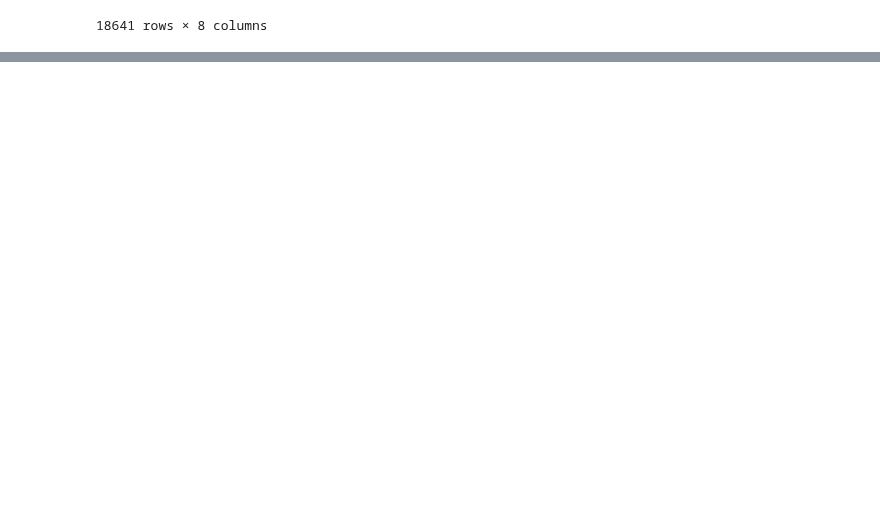
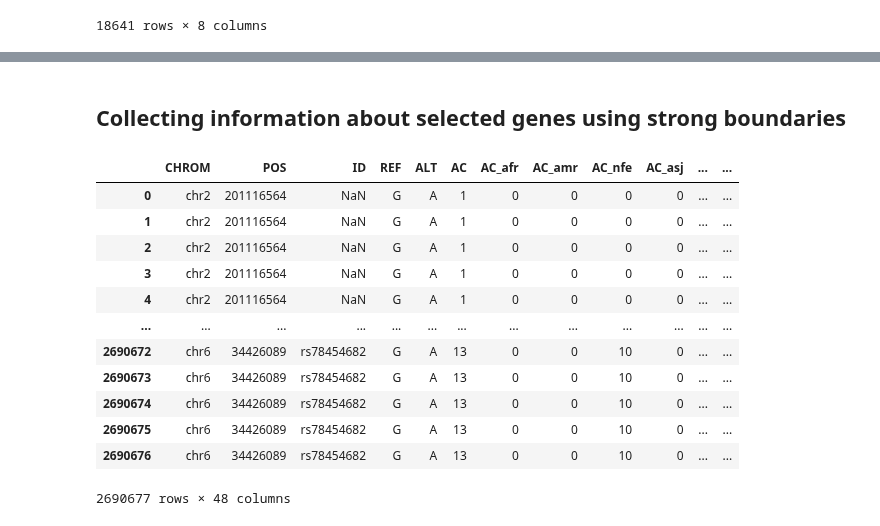
Before and after one commit to nastasia-iv/genvar, a Jupyter notebook: transcript_conservativity/code/all_genes_analysis.ipynb, the cells around one changed output, grey strips where cells are left out. Cells and saved outputs as stored; diff of their text form; code cells hidden in the pictures; blank space fills up the shorter version.

```diff
--- a/transcript_conservativity/code/all_genes_analysis.ipynb
+++ b/transcript_conservativity/code/all_genes_analysis.ipynb
@@ -1067,0 +157,7 @@ plt.show()
+# %%
+filtered_genes_example = genes_data.loc[
+    (np.log1p(genes_data['AC/N_range']) >= 6) &
+    (np.log1p(genes_data['Max_median_expression']) >= 1.5) &
+    (genes_data['LOEUF'] <= 0.3)]
+filtered_genes_example.reset_index(drop=True, inplace=True)
+filtered_genes_example
@@ -1067,0 +181,7 @@ plt.show()
+# %% [markdown]
+## <a id='part4'>Collecting information about selected genes using strong boundaries</a>
+# %%
+genes_names = list(filtered_genes_example['Gene_name'])
+files_names = []
+for gene in genes_names:
+    files_names.append(f'/home/bioinf/gnomad-variants/Grishchenko/processed_data/tables/ac_expression_tables/gene_examples/{gene}.tsv')
@@ -1067,0 +190,18 @@ plt.show()
+# %%
+all_gene_dataframe = info_collecting(files_names)
+# %%
+all_gene_dataframe
+# %% [output]
+|  | CHROM | POS | ID | REF | ALT | AC | AC_afr | AC_amr | AC_nfe | AC_asj | ... | ... |
+| 0 | chr2 | 201116564 | NaN | G | A | 1 | 0 | 0 | 0 | 0 | ... | ... |
+| 1 | chr2 | 201116564 | NaN | G | A | 1 | 0 | 0 | 0 | 0 | ... | ... |
+| 2 | chr2 | 201116564 | NaN | G | A | 1 | 0 | 0 | 0 | 0 | ... | ... |
+| 3 | chr2 | 201116564 | NaN | G | A | 1 | 0 | 0 | 0 | 0 | ... | ... |
+| 4 | chr2 | 201116564 | NaN | G | A | 1 | 0 | 0 | 0 | 0 | ... | ... |
+| ... | ... | ... | ... | ... | ... | ... | ... | ... | ... | ... | ... | ... |
+| 2690672 | chr6 | 34426089 | rs78454682 | G | A | 13 | 0 | 0 | 10 | 0 | ... | ... |
+| 2690673 | chr6 | 34426089 | rs78454682 | G | A | 13 | 0 | 0 | 10 | 0 | ... | ... |
+| 2690674 | chr6 | 34426089 | rs78454682 | G | A | 13 | 0 | 0 | 10 | 0 | ... | ... |
+| 2690675 | chr6 | 34426089 | rs78454682 | G | A | 13 | 0 | 0 | 10 | 0 | ... | ... |
+| 2690676 | chr6 | 34426089 | rs78454682 | G | A | 13 | 0 | 0 | 10 | 0 | ... | ... |
+2690677 rows × 48 columns
```
Also changed, not shown: parts of 72 cells of this notebook.
